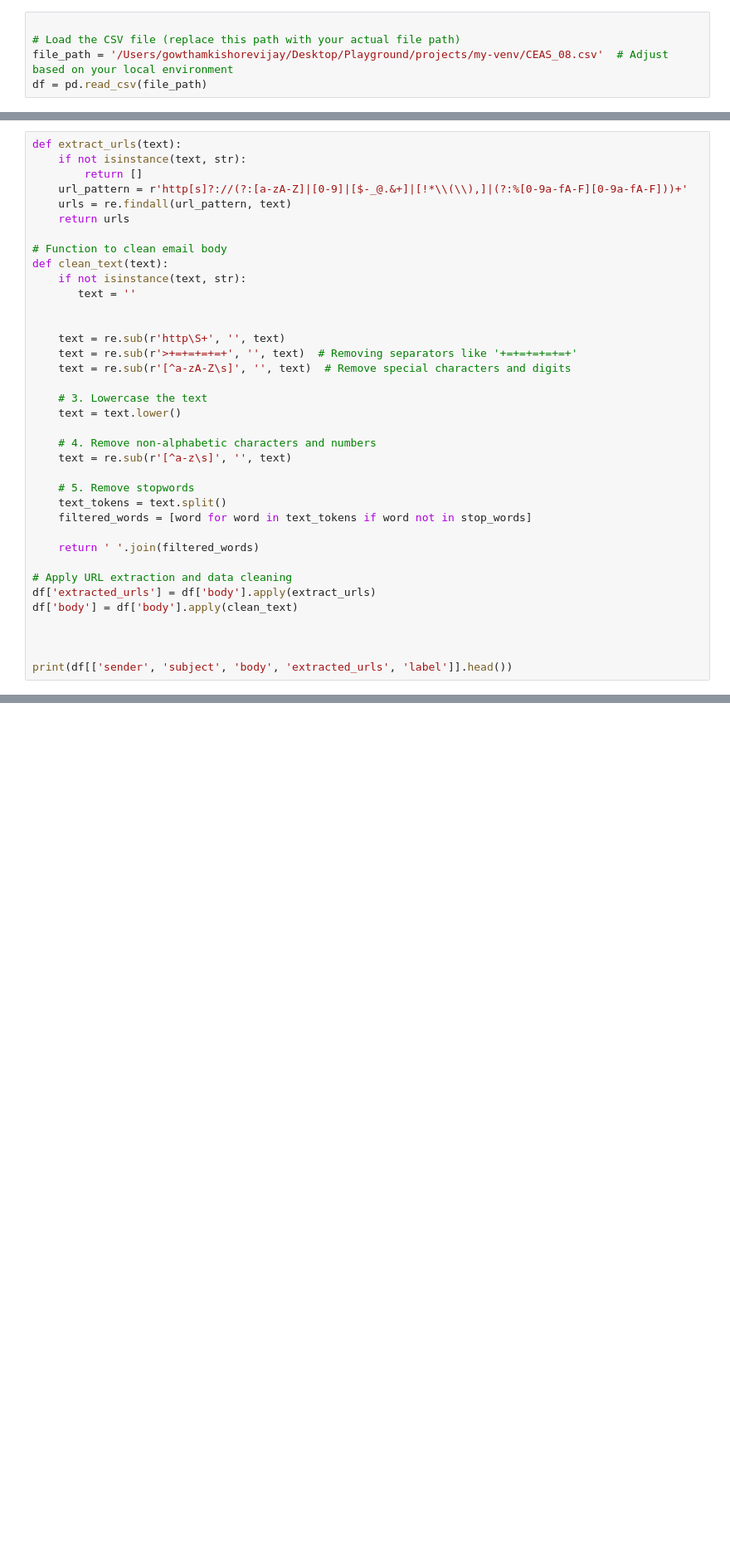
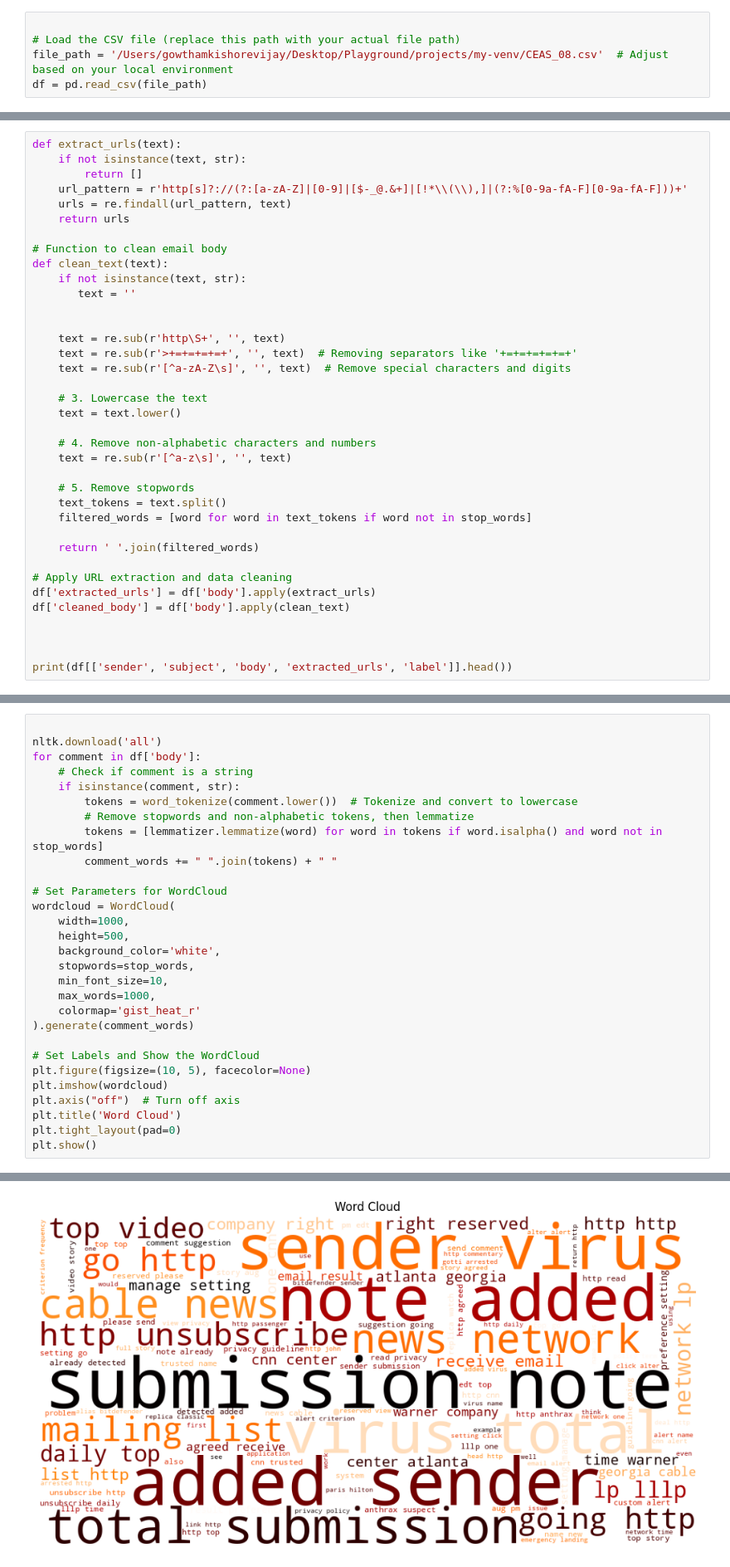
Before and after one commit to CSE-5160/classification-algorithms-, a Jupyter notebook: classification.ipynb, the cells around one changed output, grey strips where cells are left out. Shown at 83% size. Saved outputs shown, nothing was run; the diff lists cells and outputs as text; blank space fills up the shorter version.

```diff
--- a/classification.ipynb
+++ b/classification.ipynb
@@ -78,7 +120,7 @@ def clean_text(text):
 
 # Apply URL extraction and data cleaning
 df['extracted_urls'] = df['body'].apply(extract_urls)
-df['body'] = df['body'].apply(clean_text)
+df['cleaned_body'] = df['body'].apply(clean_text)
 
 
 
@@ -85,0 +146,30 @@ print(df[['sender', 'subject', 'body', 'extracted_urls', 'label']].head())
+# %%
+
+nltk.download('all')
+for comment in df['body']:
+    # Check if comment is a string
+    if isinstance(comment, str):
+        tokens = word_tokenize(comment.lower())  # Tokenize and convert to lowercase
+        # Remove stopwords and non-alphabetic tokens, then lemmatize
+        tokens = [lemmatizer.lemmatize(word) for word in tokens if word.isalpha() and word not in stop_words]
+        comment_words += " ".join(tokens) + " "
+
+# Set Parameters for WordCloud
+wordcloud = WordCloud(
+    width=1000,
+    height=500,
+    background_color='white',
+    stopwords=stop_words,
+    min_font_size=10,
+    max_words=1000,
+    colormap='gist_heat_r'
+).generate(comment_words)
+
+# Set Labels and Show the WordCloud
+plt.figure(figsize=(10, 5), facecolor=None)
+plt.imshow(wordcloud)
+plt.axis("off")  # Turn off axis
+plt.title('Word Cloud')
+plt.tight_layout(pad=0)
+plt.show()
+# %% [output]
@@ -85,0 +193 @@ print(df[['sender', 'subject', 'body', 'extracted_urls', 'label']].head())
+[figure, added]
```
Also changed, not shown: parts of 11 cells of this notebook, 2 other files.
